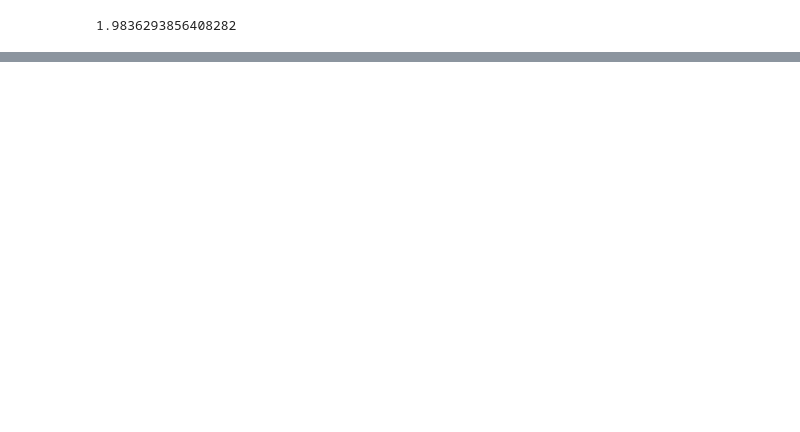
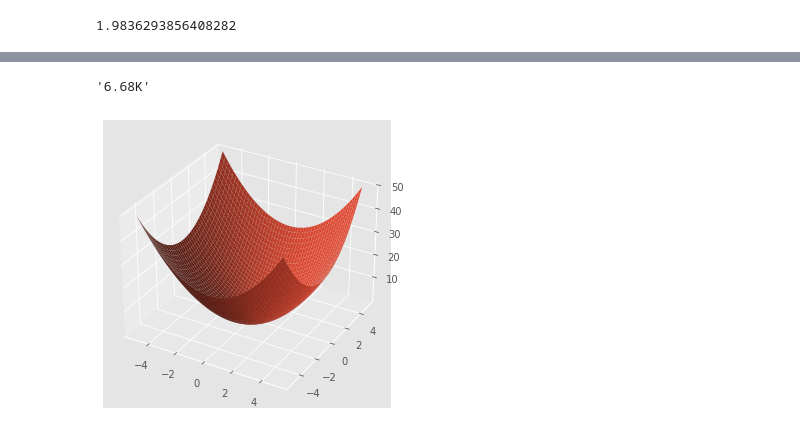
Before and after one commit to nozomiyamada/synsem, a Jupyter notebook: test.ipynb, the cells around one changed output, grey strips where cells are left out. Saved outputs shown, nothing was run; the diff lists cells and outputs as text; code cells hidden in the pictures; blank space fills up the shorter version.

```diff
--- a/test.ipynb
+++ b/test.ipynb
@@ -206,0 +501,21 @@ hanoi(n-1,start,end,tmp)
+# %%
+from bs4 import BeautifulSoup
+import requests, re
+
+url = "https://www.youtube.com/@CardshopPonpoko"
+response = requests.get(url)
+
+subscriber = re.search(r'label":"([\d\.KM]+) subscribers' , response.text).group(1)
+subscriber
+# %% [output]
+'6.68K'
+# %%
+x, y = np.meshgrid(np.linspace(-5,5,500), np.linspace(-5,5,500))
+z = x + y*1j
+w = z**2
+fig = plt.figure()
+ax = Axes3D(fig)
+ax.plot_surface(x,y,np.abs(w))
+plt.show()
+# %% [output]
+[figure, added]
```
Also changed, not shown: parts of 36 cells of this notebook, 7 other files.
